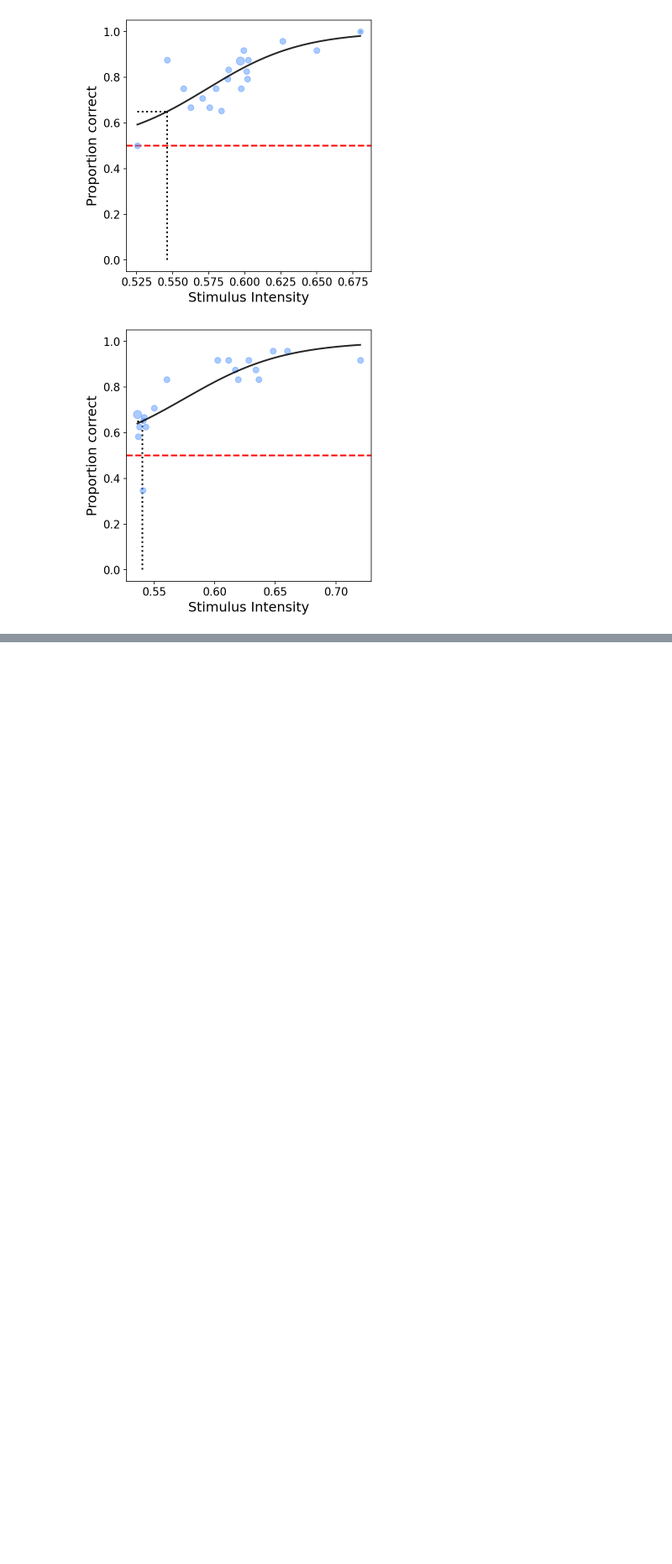
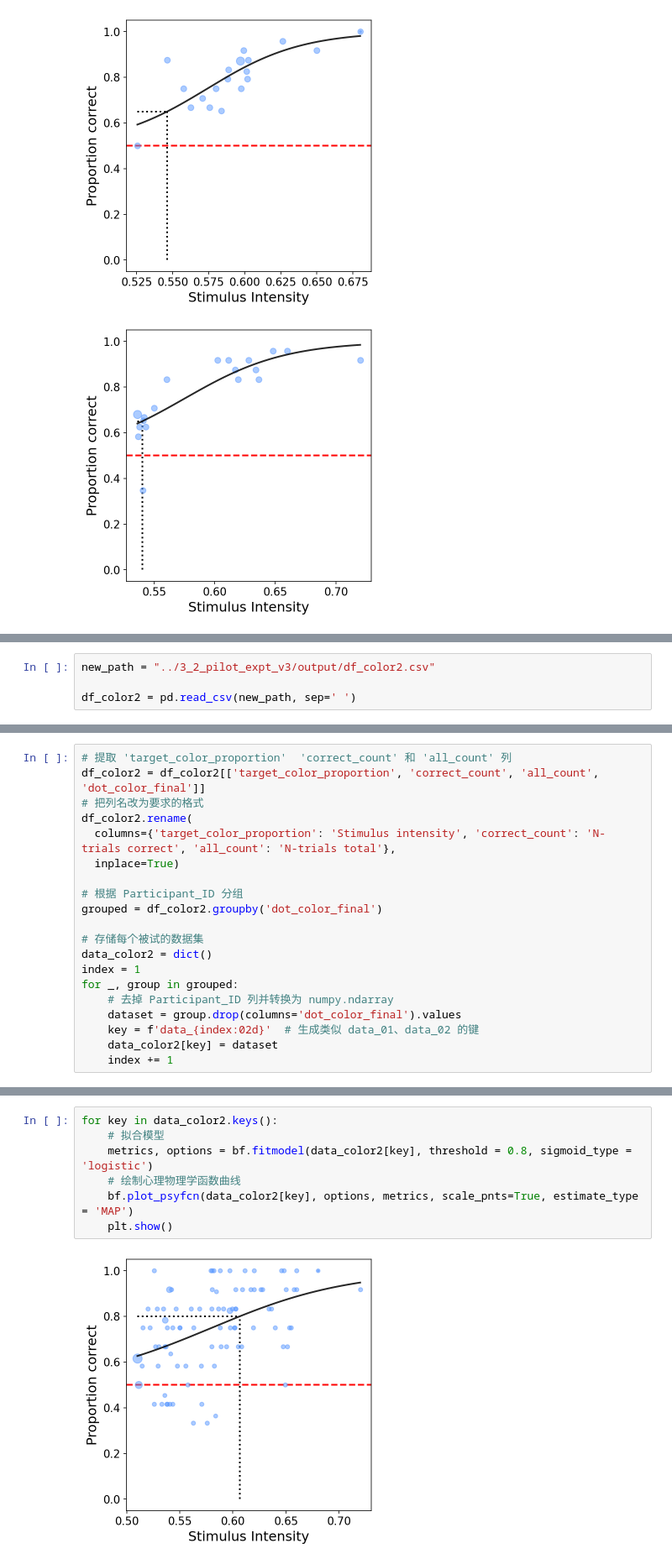
Before and after one commit to Wsy122/Self_Prioritization_Expt, a Jupyter notebook: 3_Analysis/3_2_pilot_expt_v3/psychCurve.ipynb, the cells around one changed output, grey strips where cells are left out. Shown at 84% size. Cells and saved outputs as stored; diff of their text form; blank space fills up the shorter version.

Commit message:
update psychCurve

```diff
--- a/3_Analysis/3_2_pilot_expt_v3/psychCurve.ipynb
+++ b/3_Analysis/3_2_pilot_expt_v3/psychCurve.ipynb
@@ -378,0 +396,4 @@ for key in data_color.keys():
+# %%
+new_path = "../3_2_pilot_expt_v3/output/df_color2.csv"
+
+df_color2 = pd.read_csv(new_path, sep=' ')
@@ -378,0 +416,20 @@ for key in data_color.keys():
+# %%
+# 提取 'target_color_proportion'  'correct_count' 和 'all_count' 列
+df_color2 = df_color2[['target_color_proportion', 'correct_count', 'all_count', 'dot_color_final']]
+# 把列名改为要求的格式
+df_color2.rename(
+  columns={'target_color_proportion': 'Stimulus intensity', 'correct_count': 'N-trials correct', 'all_count': 'N-trials total'},
+  inplace=True)
+
+# 根据 Participant_ID 分组
+grouped = df_color2.groupby('dot_color_final')
+
+# 存储每个被试的数据集
+data_color2 = dict()
+index = 1
+for _, group in grouped:
+    # 去掉 Participant_ID 列并转换为 numpy.ndarray
+    dataset = group.drop(columns='dot_color_final').values
+    key = f'data_{index:02d}'  # 生成类似 data_01、data_02 的键
+    data_color2[key] = dataset
+    index += 1
@@ -378,0 +461,9 @@ for key in data_color.keys():
+# %%
+for key in data_color2.keys():
+    # 拟合模型
+    metrics, options = bf.fitmodel(data_color2[key], threshold = 0.8, sigmoid_type = 'logistic')
+    # 绘制心理物理学函数曲线
+    bf.plot_psyfcn(data_color2[key], options, metrics, scale_pnts=True, estimate_type = 'MAP')
+    plt.show()
+# %% [output]
+[figure, added]
```
Also changed, not shown: parts of 19 cells of this notebook, 2 other files.
